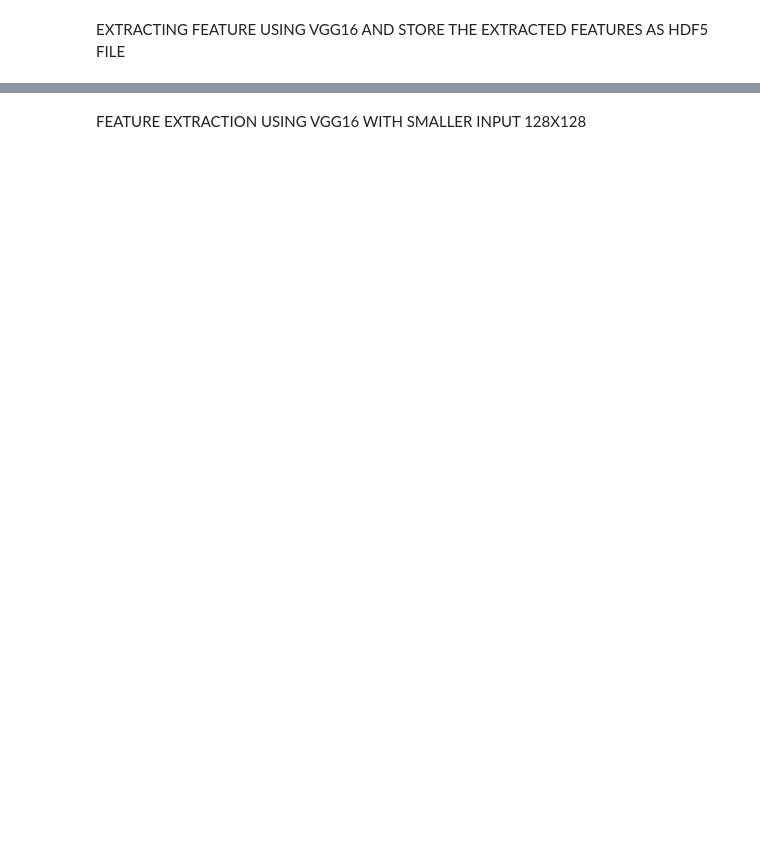
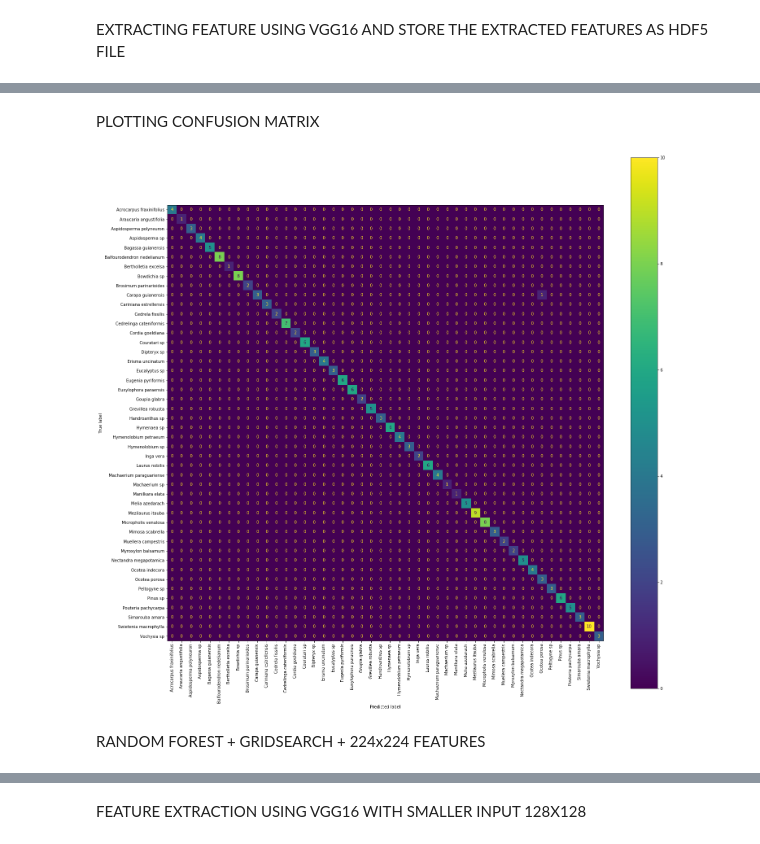
Before and after one commit to keithcallenberg/brazilianflora, a Jupyter notebook: feature_extraction.ipynb, the cells around one changed output, grey strips where cells are left out. Drawn from its saved outputs; the diff is of its cells as text; code cells hidden in the pictures; blank space fills up the shorter version.

```diff
--- a/feature_extraction.ipynb
+++ b/feature_extraction.ipynb
@@ -196,0 +266,20 @@ db.close()
+# %% [markdown]
+PLOTTING CONFUSION MATRIX
+# %%
+
+#LOAD THE TRAIN MODEL.
+model = "/home/haroldle/pythonProject/brazilflora/Logistic.pickle"
+loaded_model = pickle.load(open(model,"rb"))
+
+#GET THE DATA SET LABELS
+db = h5py.File("/home/haroldle/pythonProject/brazilflora/featuresTest.hdf5","r")
+
+#PLOTTING THE PREDICTING DATA SET TO THE CONFUSION MATRIX
+fig, ax = plt.subplots(figsize=(24, 24))
+plot_confusion_matrix(loaded_model, db["features"], db["labels"], display_labels=db["label_names"], ax= ax, xticks_rotation=90)
+plt.grid(False)
+plt.show()
+# %% [output]
+[figure, added]
+# %% [markdown]
+RANDOM FOREST + GRIDSEARCH + 224x224 FEATURES
```
Also changed, not shown: parts of 38 cells of this notebook.
